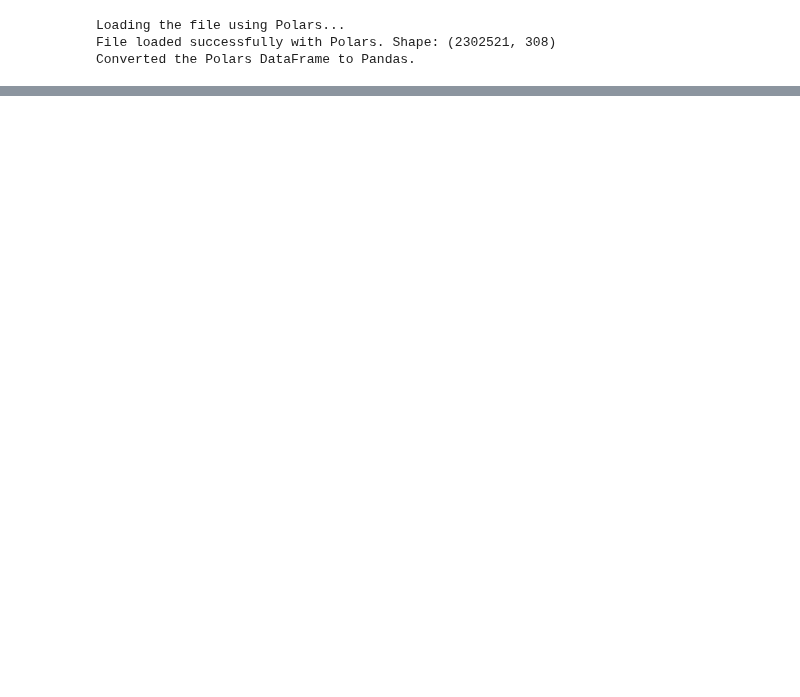
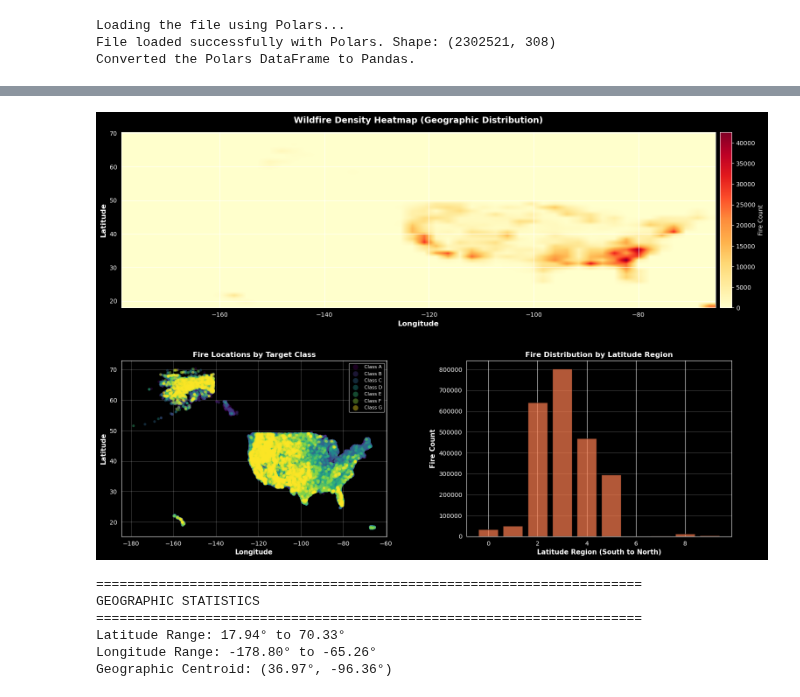
Before and after one commit to ColtonHester/mids-w207-section1-team1-finalproject, a Jupyter notebook: notebooks/01-dev-data-preprocess-leo.ipynb, the cells around one changed output, grey strips where cells are left out. Saved outputs shown, nothing was run; the diff lists cells and outputs as text; code cells hidden in the pictures; blank space fills up the shorter version.

```diff
--- a/notebooks/01-dev-data-preprocess-leo.ipynb
+++ b/notebooks/01-dev-data-preprocess-leo.ipynb
@@ -21,0 +501,10 @@ df.head()
+# %%
+df = geographic_fire_analysis(df, target='FIRE_SIZE_CLASS')
+# %% [output]
+[figure, added]
+======================================================================
+GEOGRAPHIC STATISTICS
+======================================================================
+Latitude Range: 17.94° to 70.33°
+Longitude Range: -178.80° to -65.26°
+Geographic Centroid: (36.97°, -96.36°)
```
Also changed, not shown: parts of 6 cells of this notebook.
